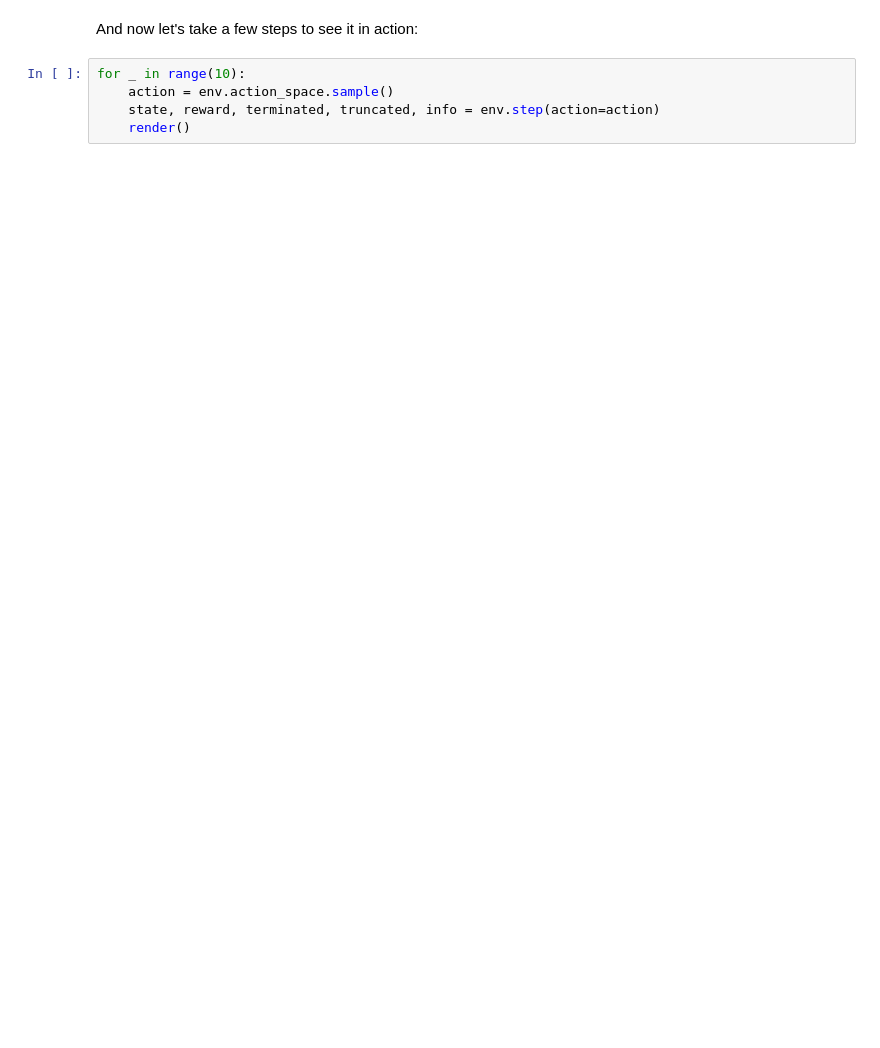
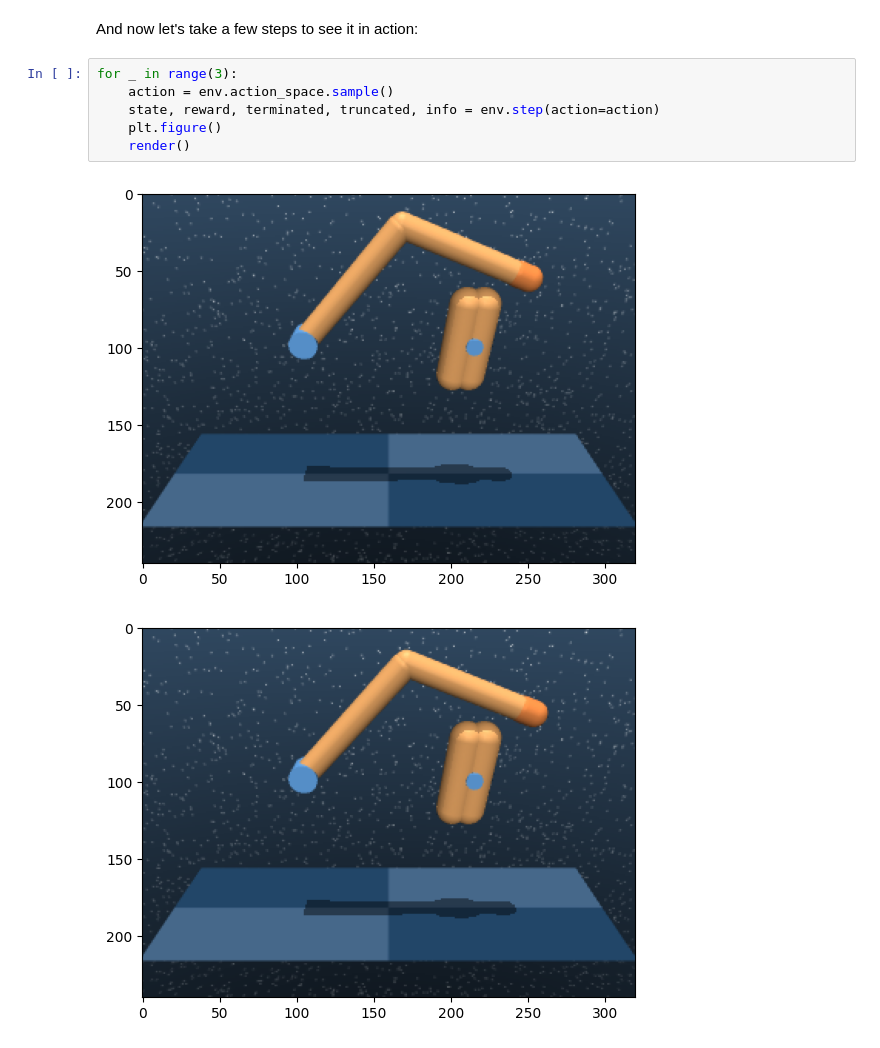
Before and after one commit to automl/CARL, a Jupyter notebook: examples/manually_switch_contexts_with_dm_control.ipynb, the cells around one changed output. Saved outputs shown, nothing was run; the diff lists cells and outputs as text; blank space fills up the shorter version.

```diff
--- a/examples/manually_switch_contexts_with_dm_control.ipynb
+++ b/examples/manually_switch_contexts_with_dm_control.ipynb
@@ -63,7 +52,11 @@ Currently using finger limb lengths 0.26 and 0.2
 # %% [markdown]
 And now let's take a few steps to see it in action:
 # %%
-for _ in range(10):
+for _ in range(3):
     action = env.action_space.sample()
     state, reward, terminated, truncated, info = env.step(action=action)
+    plt.figure()
     render()
+# %% [output]
+[figure, added]
+[figure, added]
```
Also changed, not shown: parts of 5 cells of this notebook, 1 other file.
